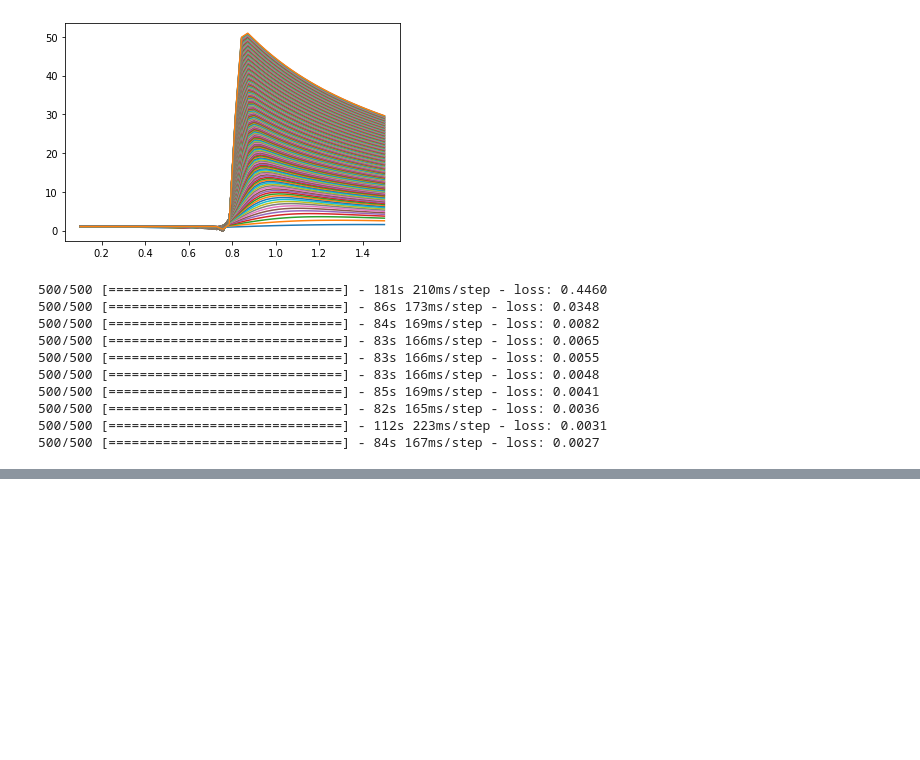
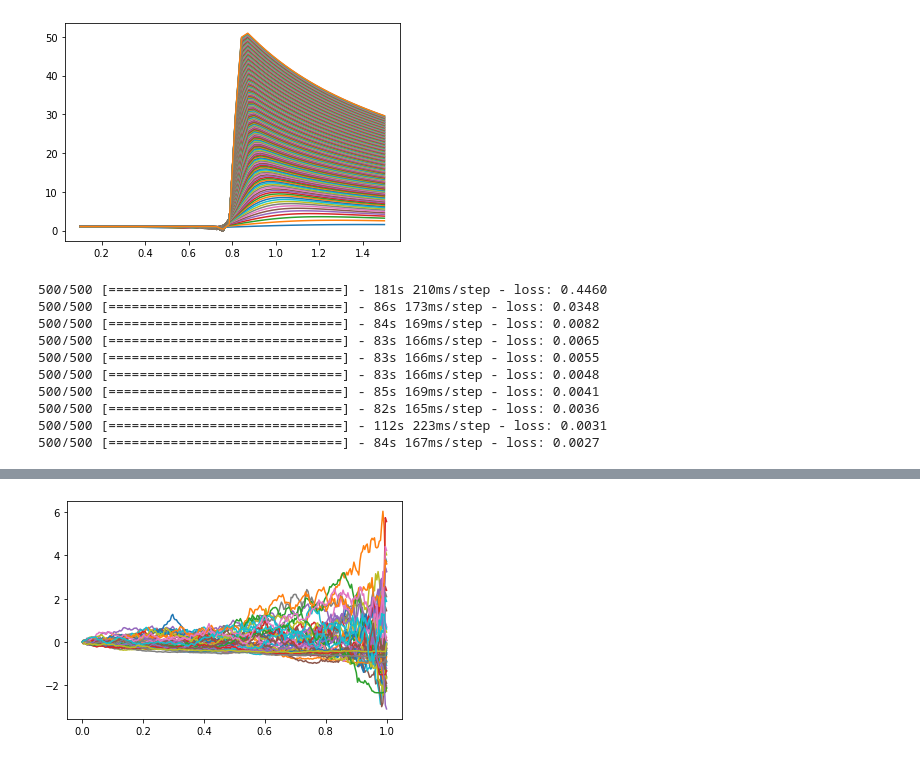
Before and after one commit to moo-337/moo, a Jupyter notebook: docs/get_started.ipynb, the cells around one changed output, grey strips where cells are left out. Saved outputs shown, nothing was run; the diff lists cells and outputs as text; code cells hidden in the pictures; blank space fills up the shorter version.

```diff
--- a/docs/get_started.ipynb
+++ b/docs/get_started.ipynb
@@ -214,0 +267,5 @@ for i in range(7):
+# %%
+for i in range(Ktest):
+    plt.plot(grid, hedge[i])
+# %% [output]
+[figure, added]
```
Also changed, not shown: parts of 12 cells of this notebook.
